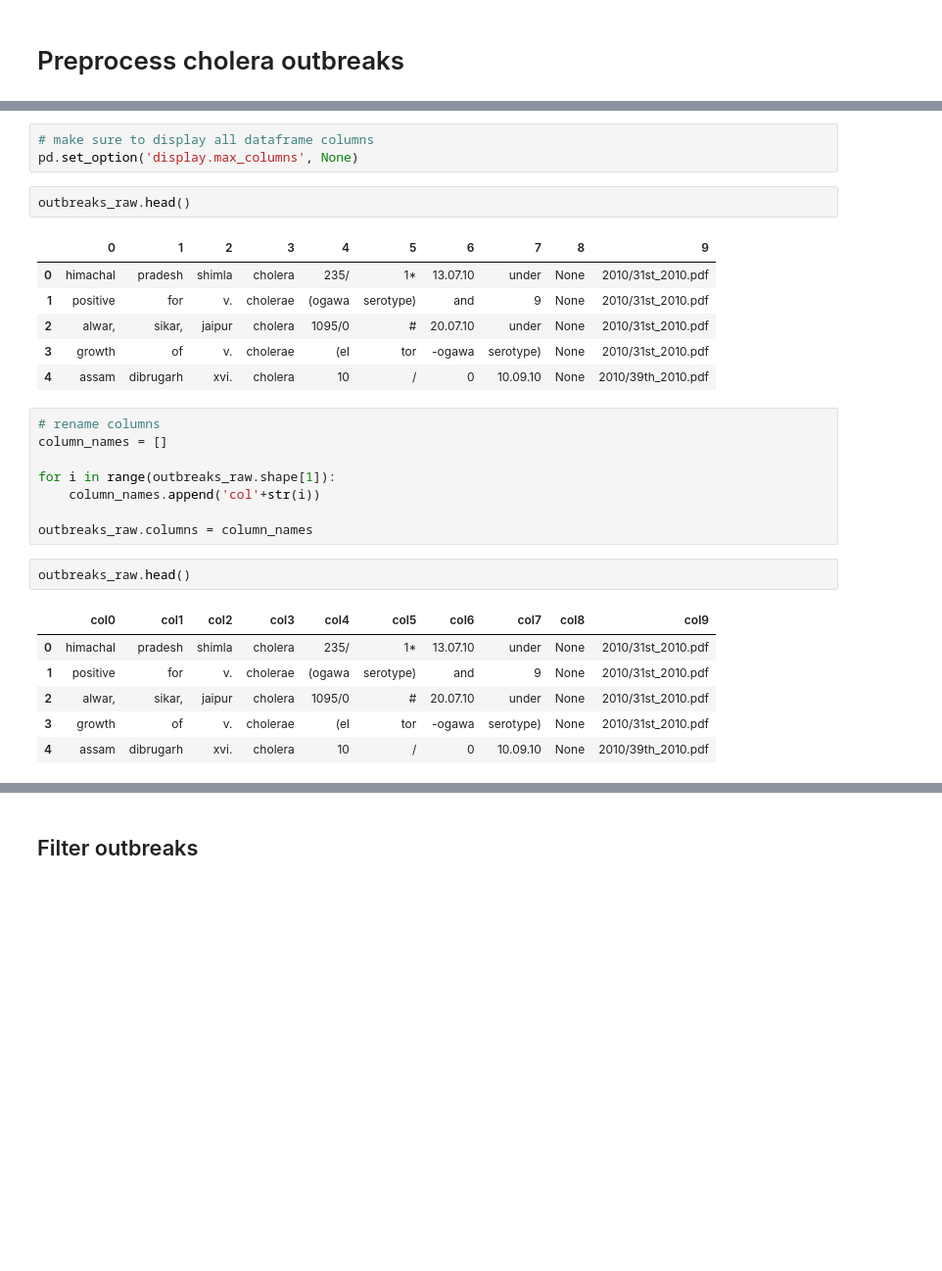
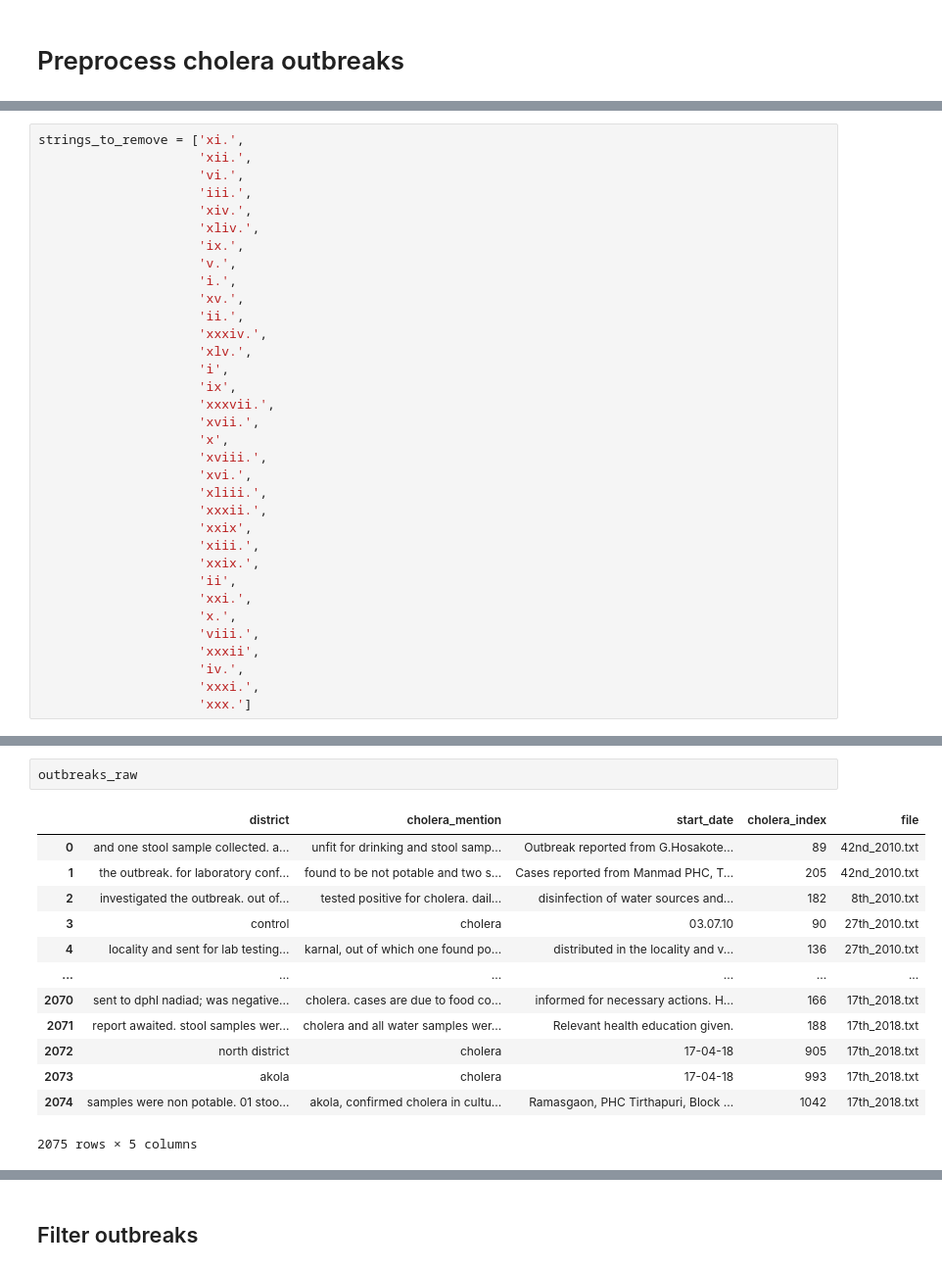
Before and after one commit to alexvmt/cholera_risk_modeling, a Jupyter notebook: preprocess_cholera_outbreaks.ipynb, the cells around one changed output, grey strips where cells are left out. Shown: that part at 98% size. Cells and saved outputs as stored; diff of their text form; blank space fills up the shorter version.

Commit message:
new approach to extract outbreaks

```diff
--- a/preprocess_cholera_outbreaks.ipynb
+++ b/preprocess_cholera_outbreaks.ipynb
@@ -219,0 +71,34 @@ outbreaks_raw = pd.DataFrame(outbreaks_raw)
+# %%
+strings_to_remove = ['xi.',
+                     'xii.',
+                     'vi.',
+                     'iii.',
+                     'xiv.',
+                     'xliv.',
+                     'ix.',
+                     'v.',
+                     'i.',
+                     'xv.',
+                     'ii.',
+                     'xxxiv.',
+                     'xlv.',
+                     'i',
+                     'ix',
+                     'xxxvii.',
+                     'xvii.',
+                     'x',
+                     'xviii.',
+                     'xvi.',
+                     'xliii.',
+                     'xxxii.',
+                     'xxix',
+                     'xiii.',
+                     'xxix.',
+                     'ii',
+                     'xxi.',
+                     'x.',
+                     'viii.',
+                     'xxxii',
+                     'iv.',
+                     'xxxi.',
+                     'xxx.']
@@ -224,29 +170,16 @@ outbreaks_raw.shape
-# %%
-# make sure to display all dataframe columns
-pd.set_option('display.max_columns', None)
 # %%
-outbreaks_raw.head()
+outbreaks_raw
 # %% [output]
-|  | 0 | 1 | 2 | 3 | 4 | 5 | 6 | 7 | 8 | 9 |
-| 0 | himachal | pradesh | shimla | cholera | 235/ | 1* | 13.07.10 | under | None | 2010/31st_2010.pdf |
-| 1 | positive | for | v. | cholerae | (ogawa | serotype) | and | 9 | None | 2010/31st_2010.pdf |
-| 2 | alwar, | sikar, | jaipur | cholera | 1095/0 | # | 20.07.10 | under | None | 2010/31st_2010.pdf |
-| 3 | growth | of | v. | cholerae | (el | tor | -ogawa | serotype) | None | 2010/31st_2010.pdf |
-| 4 | assam | dibrugarh | xvi. | cholera | 10 | / | 0 | 10.09.10 | None | 2010/39th_2010.pdf |
+|  | district | cholera_mention | start_date | cholera_index | file |
+| 0 | and one stool sample collected. a... | unfit for drinking and stool samp... | Outbreak reported from G.Hosakote... | 89 | 42nd_2010.txt |
+| 1 | the outbreak. for laboratory conf... | found to be not potable and two s... | Cases reported from Manmad PHC, T... | 205 | 42nd_2010.txt |
+| 2 | investigated the outbreak. out of... | tested positive for cholera. dail... | disinfection of water sources and... | 182 | 8th_2010.txt |
+| 3 | control | cholera | 03.07.10 | 90 | 27th_2010.txt |
+| 4 | locality and sent for lab testing... | karnal, out of which one found po... | distributed in the locality and v... | 136 | 27th_2010.txt |
+| ... | ... | ... | ... | ... | ... |
+| 2070 | sent to dphl nadiad; was negative... | cholera. cases are due to food co... | informed for necessary actions. H... | 166 | 17th_2018.txt |
+| 2071 | report awaited. stool samples wer... | cholera and all water samples wer... | Relevant health education given. | 188 | 17th_2018.txt |
+| 2072 | north district | cholera | 17-04-18 | 905 | 17th_2018.txt |
+| 2073 | akola | cholera | 17-04-18 | 993 | 17th_2018.txt |
+| 2074 | samples were non potable. 01 stoo... | akola, confirmed cholera in cultu... | Ramasgaon, PHC Tirthapuri, Block ... | 1042 | 17th_2018.txt |
+2075 rows × 5 columns
-# %%
-# rename columns
-column_names = []
-
-for i in range(outbreaks_raw.shape[1]):
-    column_names.append('col'+str(i))
-
-outbreaks_raw.columns = column_names
-# %%
-outbreaks_raw.head()
-# %% [output]
-|  | col0 | col1 | col2 | col3 | col4 | col5 | col6 | col7 | col8 | col9 |
-| 0 | himachal | pradesh | shimla | cholera | 235/ | 1* | 13.07.10 | under | None | 2010/31st_2010.pdf |
-| 1 | positive | for | v. | cholerae | (ogawa | serotype) | and | 9 | None | 2010/31st_2010.pdf |
-| 2 | alwar, | sikar, | jaipur | cholera | 1095/0 | # | 20.07.10 | under | None | 2010/31st_2010.pdf |
-| 3 | growth | of | v. | cholerae | (el | tor | -ogawa | serotype) | None | 2010/31st_2010.pdf |
-| 4 | assam | dibrugarh | xvi. | cholera | 10 | / | 0 | 10.09.10 | None | 2010/39th_2010.pdf |
```
Also changed, not shown: parts of 137 cells of this notebook.
